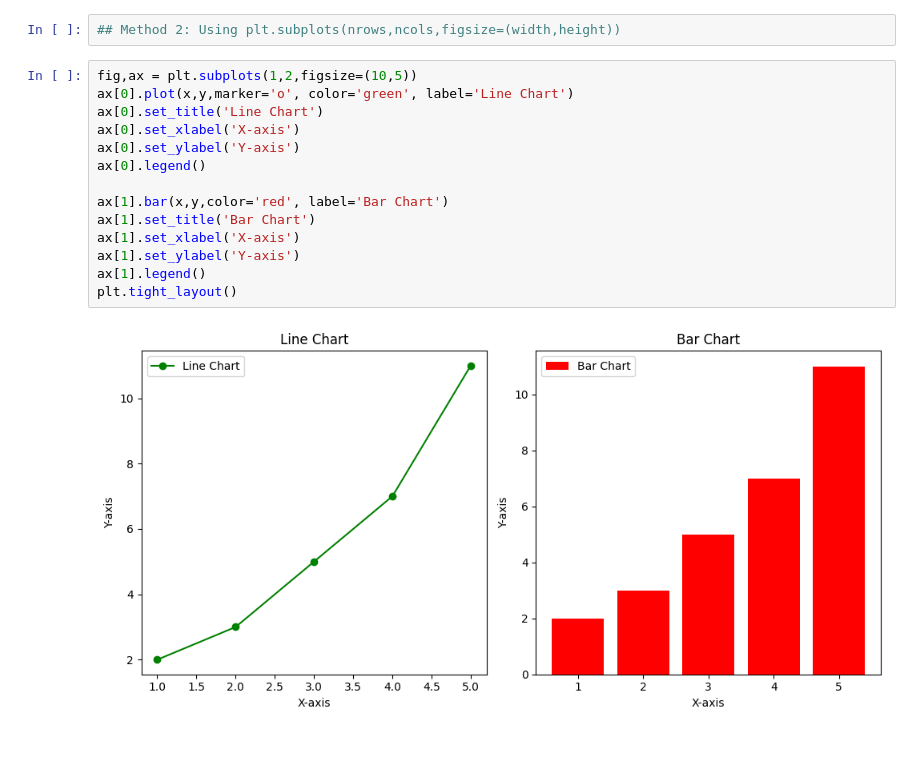
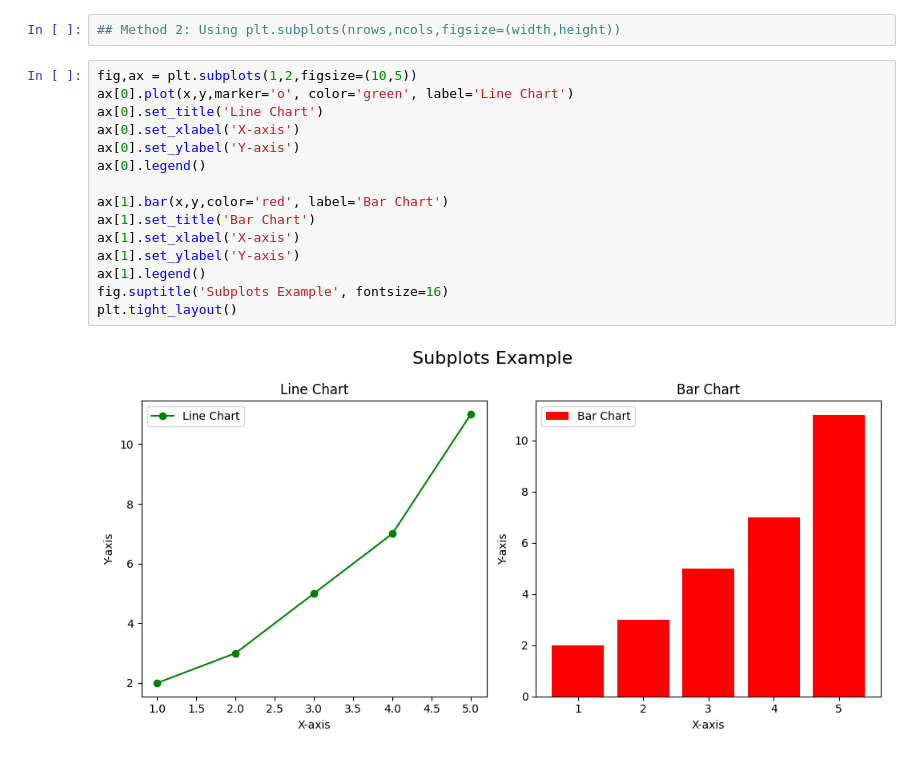
Before and after one commit to dhruv0050/Matplolib, a Jupyter notebook: subplots.ipynb, the cells around one changed output. Cells and saved outputs as stored; diff of their text form.

Commit message:
subplots - 2ways

```diff
--- a/subplots.ipynb
+++ b/subplots.ipynb
@@ -27,16 +27,17 @@ plt.tight_layout()
 # %%
 fig,ax = plt.subplots(1,2,figsize=(10,5))
 ax[0].plot(x,y,marker='o', color='green', label='Line Chart')
 ax[0].set_title('Line Chart')
 ax[0].set_xlabel('X-axis')
 ax[0].set_ylabel('Y-axis')
 ax[0].legend()
 
 ax[1].bar(x,y,color='red', label='Bar Chart')
 ax[1].set_title('Bar Chart')
 ax[1].set_xlabel('X-axis')
 ax[1].set_ylabel('Y-axis')
 ax[1].legend()
+fig.suptitle('Subplots Example', fontsize=16)
 plt.tight_layout()
 # %% [output]
-[figure, old version]
+[figure, new version]
```
